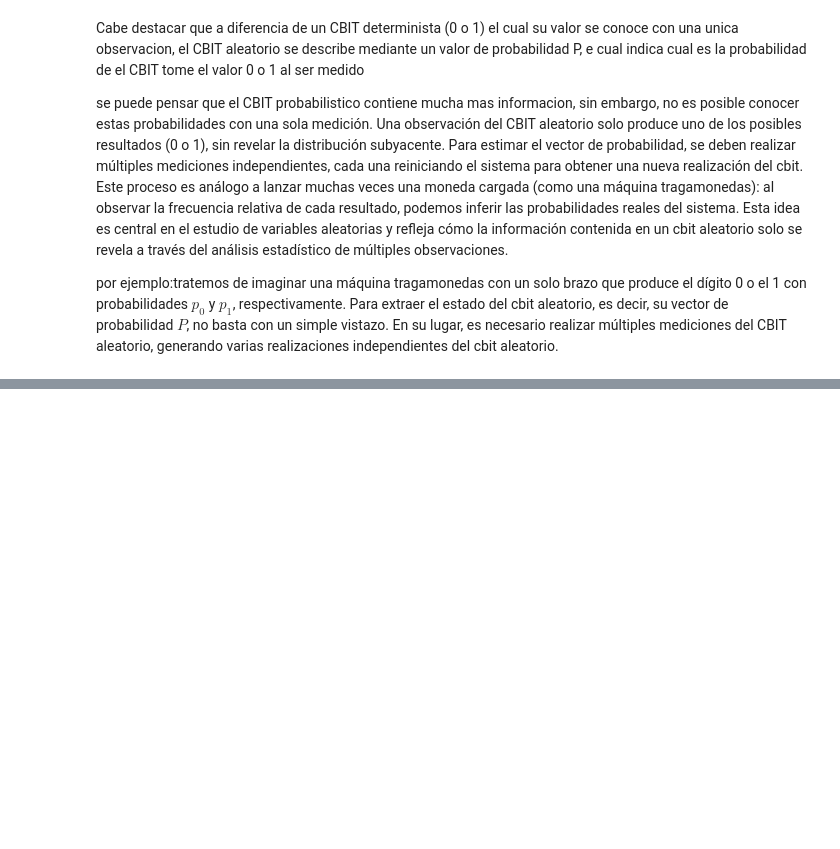
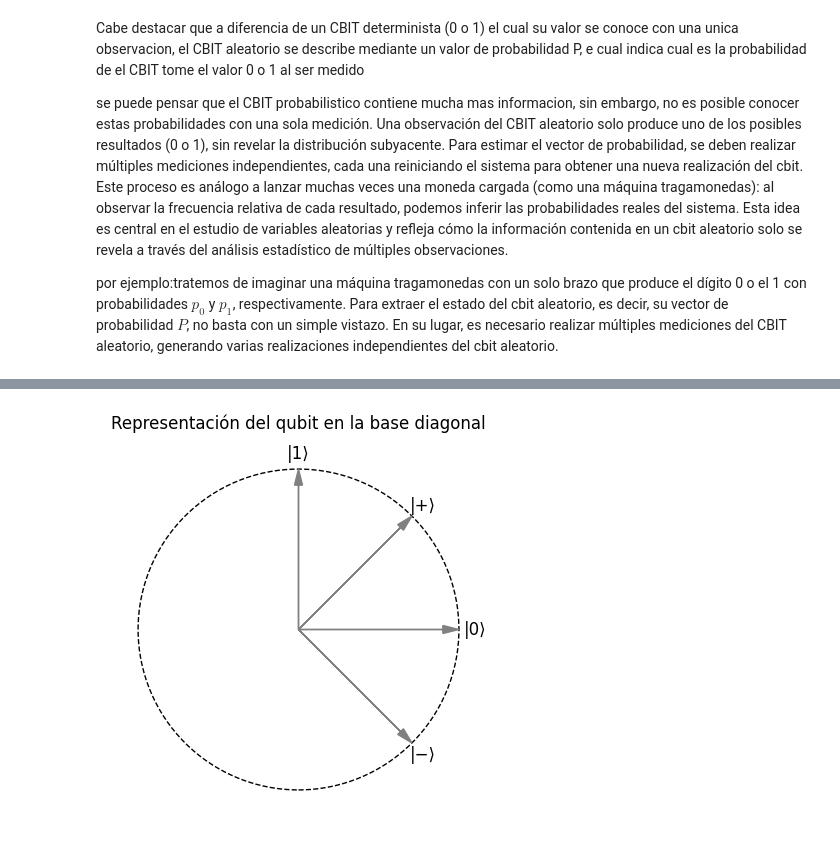
Before and after one commit to gitnicolas343/Quamtum_machine_learning, a Jupyter notebook: CLASSICAL_BIT_AND_QUAMTUM_BIT.ipynb, the cells around one changed output, grey strips where cells are left out. Cells and saved outputs as stored; diff of their text form; code cells hidden in the pictures; blank space fills up the shorter version.

```diff
--- a/CLASSICAL_BIT_AND_QUAMTUM_BIT.ipynb
+++ b/CLASSICAL_BIT_AND_QUAMTUM_BIT.ipynb
@@ -386,0 +458,39 @@ plt.show()
+# %%
+#IMPLEMENTACION DE LAS BASES |+⟩  y |−⟩
+
+# definimos los angulos
+angle_0 = 0                   # |0⟩  base
+angle_1 = np.pi / 2           # |1⟩  base
+angle_plus = np.pi / 4        # |+⟩
+angle_minus = -np.pi / 4      # |−⟩
+
+# radio
+r = 1
+
+# Coordenadas para cada vector
+vectors = {
+    "|0⟩": (r * np.cos(angle_0), r * np.sin(angle_0)),
+    "|1⟩": (r * np.cos(angle_1), r * np.sin(angle_1)),
+    "|+⟩": (r * np.cos(angle_plus), r * np.sin(angle_plus)),
+    "|−⟩": (r * np.cos(angle_minus), r * np.sin(angle_minus)),
+}
+
+#GRAFICA
+fig, ax = plt.subplots(figsize=(5, 5))
+ax.set_aspect('equal')
+circle = plt.Circle((0, 0), r, color='black', linestyle='dashed', fill=False)
+ax.add_artist(circle)
+
+#GRAFICACION DE  VECTORES
+for label, (x, y) in vectors.items():
+    ax.arrow(0, 0, x, y, head_width=0.05, head_length=0.1, length_includes_head=True, color='gray')
+    ax.text(x * 1.1, y * 1.1, label, fontsize=12, ha='center', va='center')
+
+
+ax.set_xlim(-1.2, 1.2)
+ax.set_ylim(-1.2, 1.2)
+ax.axis('off')
+plt.title("representacion del qubit en la base diagonal")
+plt.show()
+# %% [output]
+[figure, added]
```
Also changed, not shown: parts of 10 cells of this notebook.
